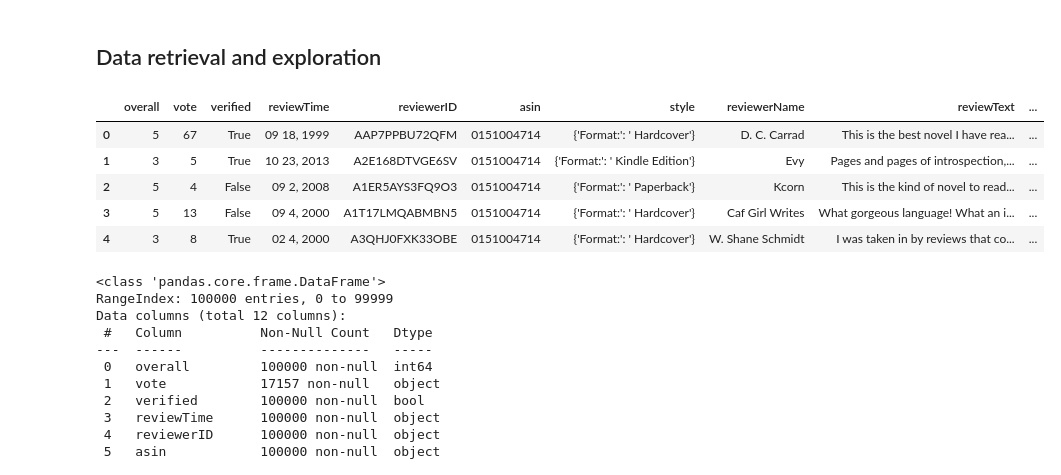
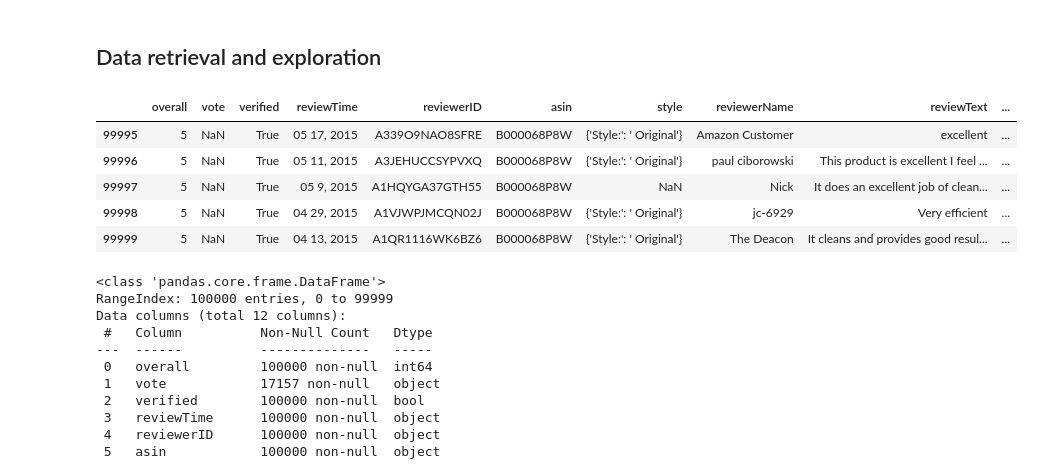
Before and after one commit to Juliana-Yakimchuk/Amazon_Review-Sentiment-Analysis, a Jupyter notebook: sentiment_analysis_reviews.ipynb, the cells around one changed output. Drawn from its saved outputs; the diff is of its cells as text; code cells hidden in the pictures.

```diff
--- a/sentiment_analysis_reviews.ipynb
+++ b/sentiment_analysis_reviews.ipynb
@@ -52,14 +47,14 @@ import pandas as pd
 reviews_df = pd.read_json('Electronics_5.json', lines=True, nrows = 100000)
 #the original file contains over 6 million reviews. For the saeke of computational manageability, we'll only work with 100K reviews
 # %%
-reviews_df.head()
+reviews_df.tail()
 # %% [output]
 |  | overall | vote | verified | reviewTime | reviewerID | asin | style | reviewerName | reviewText | ... |
-| 0 | 5 | 67 | True | 09 18, 1999 | AAP7PPBU72QFM | 0151004714 | {'Format:': ' Hardcover'} | D. C. Carrad | This is the best novel I have rea... | ... |
-| 1 | 3 | 5 | True | 10 23, 2013 | A2E168DTVGE6SV | 0151004714 | {'Format:': ' Kindle Edition'} | Evy | Pages and pages of introspection,... | ... |
-| 2 | 5 | 4 | False | 09 2, 2008 | A1ER5AYS3FQ9O3 | 0151004714 | {'Format:': ' Paperback'} | Kcorn | This is the kind of novel to read... | ... |
-| 3 | 5 | 13 | False | 09 4, 2000 | A1T17LMQABMBN5 | 0151004714 | {'Format:': ' Hardcover'} | Caf Girl Writes | What gorgeous language! What an i... | ... |
-| 4 | 3 | 8 | True | 02 4, 2000 | A3QHJ0FXK33OBE | 0151004714 | {'Format:': ' Hardcover'} | W. Shane Schmidt | I was taken in by reviews that co... | ... |
+| 99995 | 5 | NaN | True | 05 17, 2015 | A339O9NAO8SFRE | B000068P8W | {'Style:': ' Original'} | Amazon Customer | excellent | ... |
+| 99996 | 5 | NaN | True | 05 11, 2015 | A3JEHUCCSYPVXQ | B000068P8W | {'Style:': ' Original'} | paul ciborowski | This product is excellent I feel ... | ... |
+| 99997 | 5 | NaN | True | 05 9, 2015 | A1HQYGA37GTH55 | B000068P8W | NaN | Nick | It does an excellent job of clean... | ... |
+| 99998 | 5 | NaN | True | 04 29, 2015 | A1VJWPJMCQN02J | B000068P8W | {'Style:': ' Original'} | jc-6929 | Very efficient | ... |
+| 99999 | 5 | NaN | True | 04 13, 2015 | A1QR1116WK6BZ6 | B000068P8W | {'Style:': ' Original'} | The Deacon | It cleans and provides good resul... | ... |
 # %%
 reviews_df.info()
 #we have lots of missing values in many categories, but we will only use reviewText and overall columns
```
Also changed, not shown: parts of 13 cells of this notebook, 2 other files.
